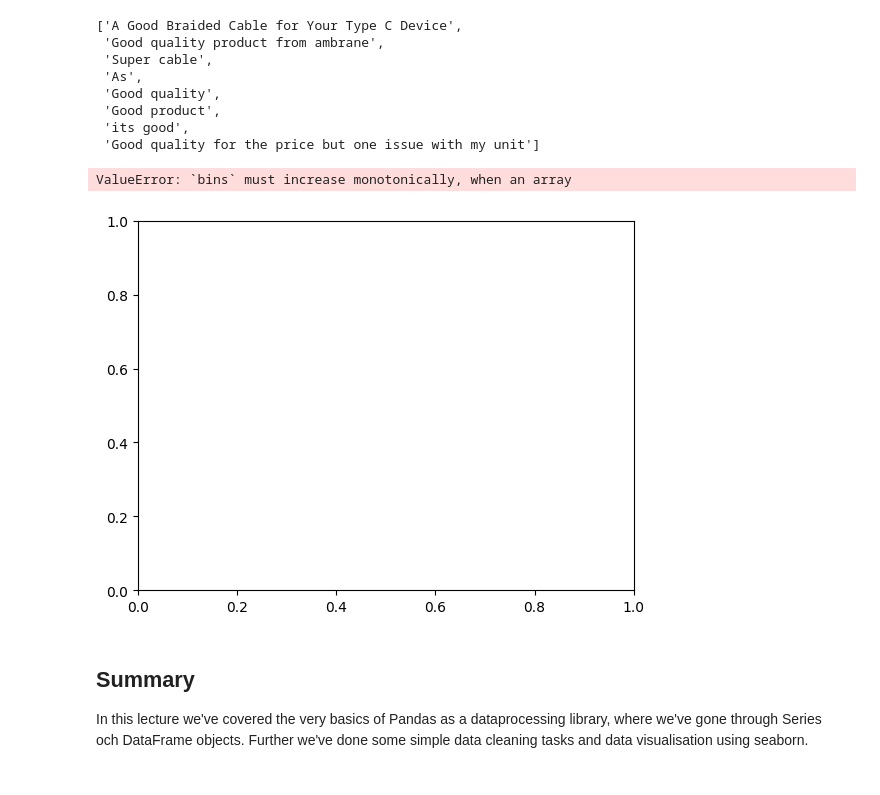
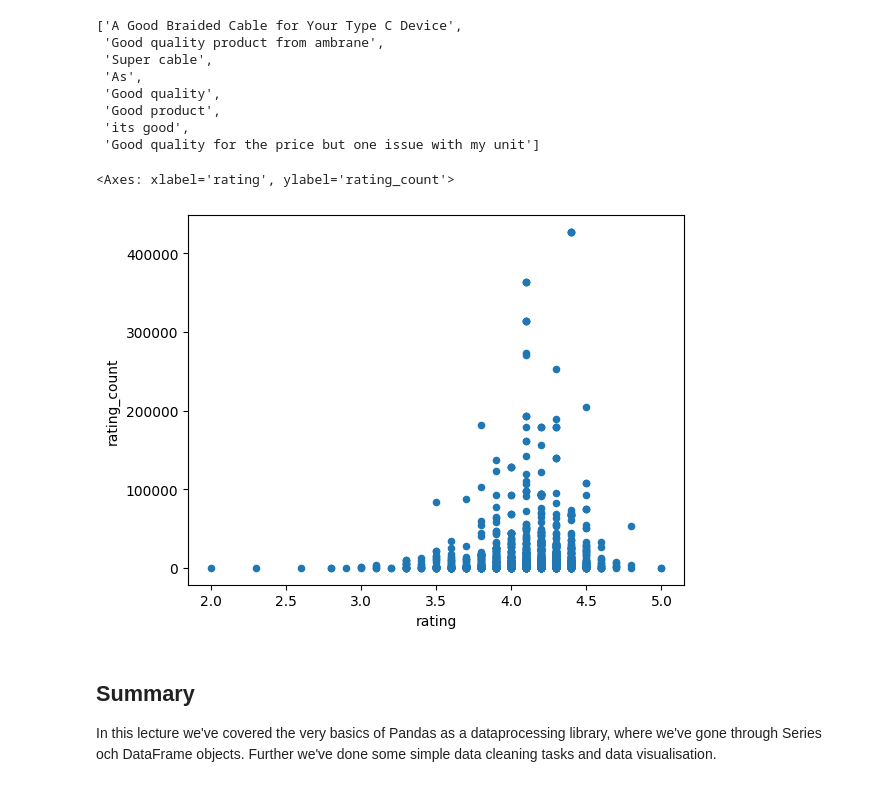
Before and after one commit to AIgineerAB/Fullstack_data_course, a Jupyter notebook: 02_data_processing_repetition/pandas_repetition.ipynb, the cells around one changed output. Cells and saved outputs as stored; diff of their text form; code cells hidden in the pictures.

Commit message:
pandas repettion

```diff
--- a/02_data_processing_repetition/pandas_repetition.ipynb
+++ b/02_data_processing_repetition/pandas_repetition.ipynb
@@ -463,19 +466,17 @@ top_10_most_rated["review_title"][1].split(",")
  'Good product',
  'its good',
  'Good quality for the price but one issue with my unit']
-# %%
-import matplotlib.pyplot as plt
-
-plt.hist(df["rating_count"])
-# %% [output]
-ValueError: `bins` must increase monotonically, when an array
-[figure, removed]
+# %%
+df.plot(x="rating", y="rating_count", kind="scatter")
+# %% [output]
+<Axes: xlabel='rating', ylabel='rating_count'>
+[figure, added]
 # %% [markdown]
 <div style="max-width:66ch;">
 
 ## Summary
 
-In this lecture we've covered the very basics of Pandas as a dataprocessing library, where we've gone through Series och DataFrame objects. Further we've done some simple data cleaning tasks and data visualisation using seaborn.
+In this lecture we've covered the very basics of Pandas as a dataprocessing library, where we've gone through Series och DataFrame objects. Further we've done some simple data cleaning tasks and data visualisation.
 
 </div>
 # %% [markdown]
```
Also changed, not shown: parts of 3 cells of this notebook.
